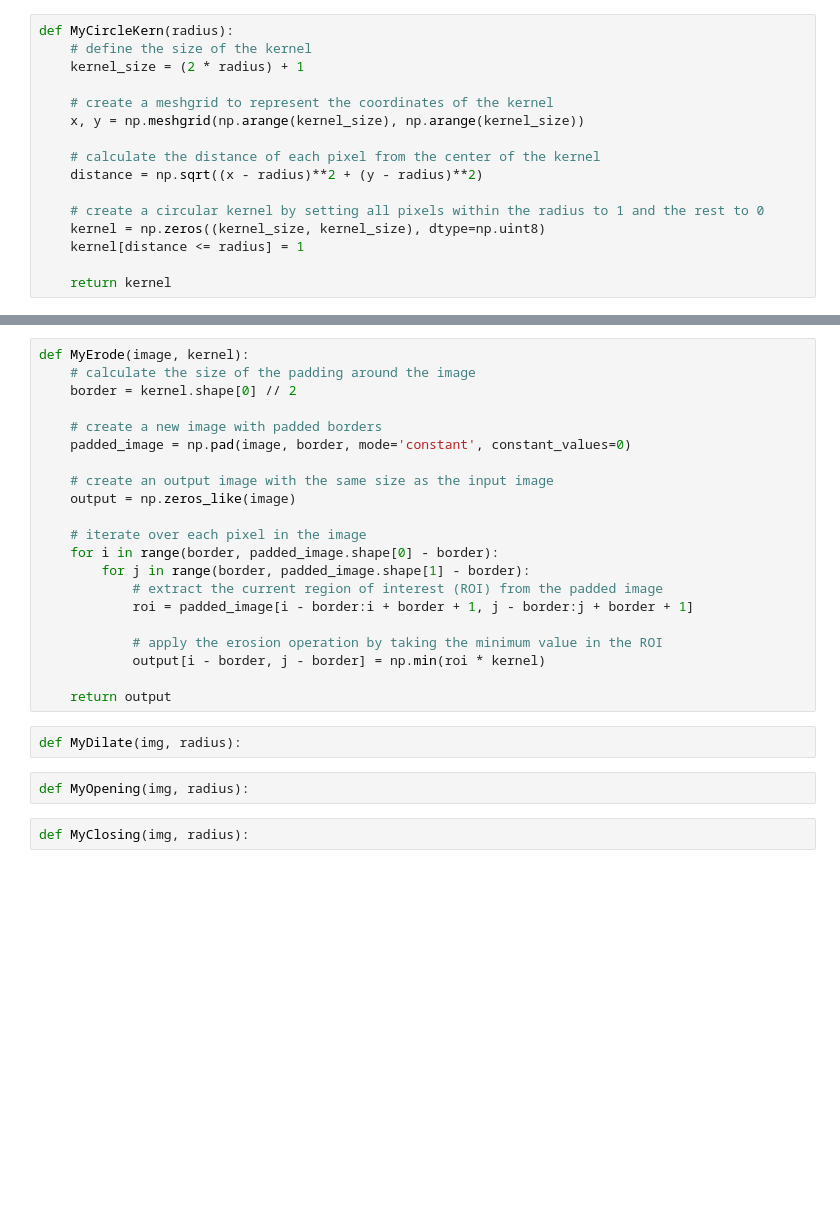
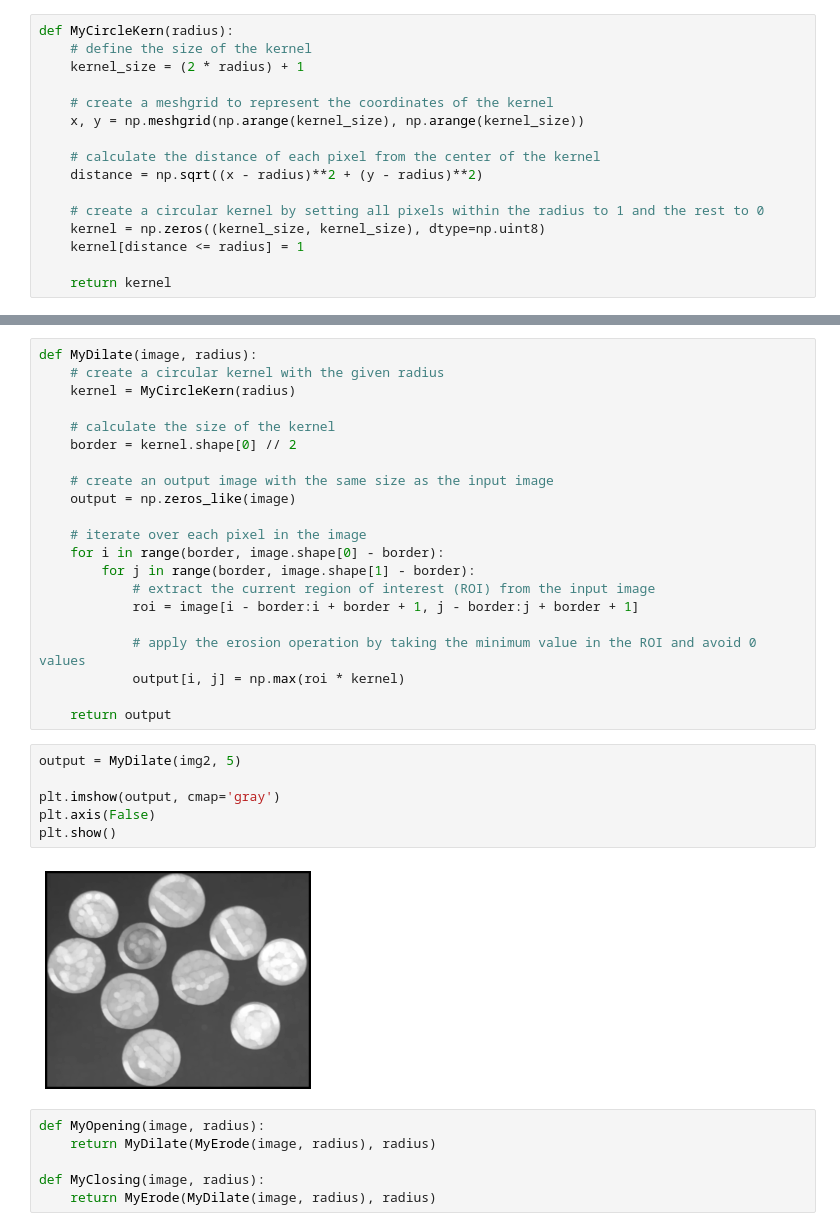
Before and after one commit to trungvt138/MMP, a Jupyter notebook: MMP1/NichtLinearFilter.ipynb, the cells around one changed output, grey strips where cells are left out. Saved outputs shown, nothing was run; the diff lists cells and outputs as text; blank space fills up the shorter version.

```diff
--- a/MMP1/NichtLinearFilter.ipynb
+++ b/MMP1/NichtLinearFilter.ipynb
@@ -26,27 +64,35 @@ def MyCircleKern(radius):
 # %%
-def MyErode(image, kernel):
-    # calculate the size of the padding around the image
+def MyDilate(image, radius):
+    # create a circular kernel with the given radius
+    kernel = MyCircleKern(radius)
+
+    # calculate the size of the kernel
     border = kernel.shape[0] // 2
-
-    # create a new image with padded borders
-    padded_image = np.pad(image, border, mode='constant', constant_values=0)
 
     # create an output image with the same size as the input image
     output = np.zeros_like(image)
 
     # iterate over each pixel in the image
-    for i in range(border, padded_image.shape[0] - border):
-        for j in range(border, padded_image.shape[1] - border):
-            # extract the current region of interest (ROI) from the padded image
-            roi = padded_image[i - border:i + border + 1, j - border:j + border + 1]
+    for i in range(border, image.shape[0] - border):
+        for j in range(border, image.shape[1] - border):
+            # extract the current region of interest (ROI) from the input image
+            roi = image[i - border:i + border + 1, j - border:j + border + 1]
 
-            # apply the erosion operation by taking the minimum value in the ROI
-            output[i - border, j - border] = np.min(roi * kernel)
+            # apply the erosion operation by taking the minimum value in the ROI and avoid 0 values
+            output[i, j] = np.max(roi * kernel)
 
     return output
-# %%
-def MyDilate(img, radius):
-# %%
-def MyOpening(img, radius):
-# %%
-def MyClosing(img, radius):
+# %%
+output = MyDilate(img2, 5)
+
+plt.imshow(output, cmap='gray')
+plt.axis(False)
+plt.show()
+# %% [output]
+[figure, added]
+# %%
+def MyOpening(image, radius):
+    return MyDilate(MyErode(image, radius), radius)
+
+def MyClosing(image, radius):
+    return MyErode(MyDilate(image, radius), radius)
```
Also changed, not shown: parts of 7 cells of this notebook, 1 other file.
